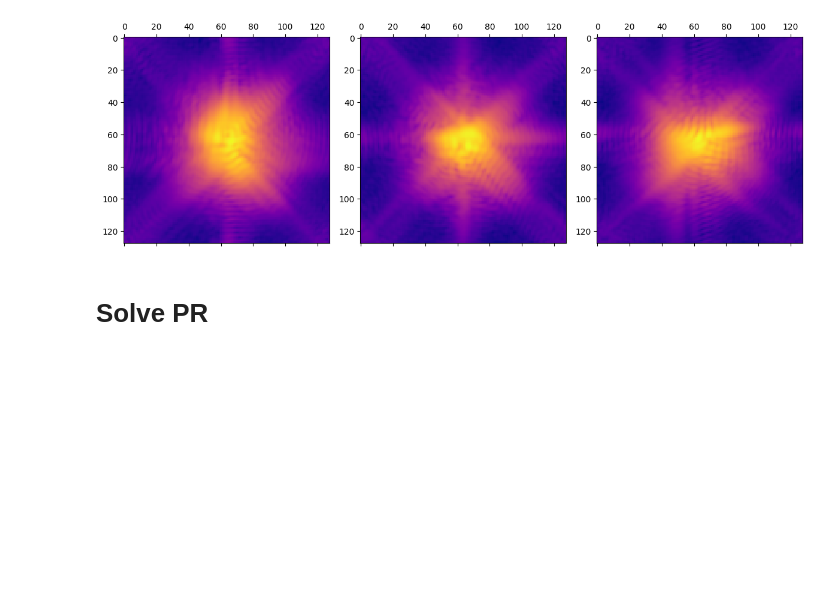
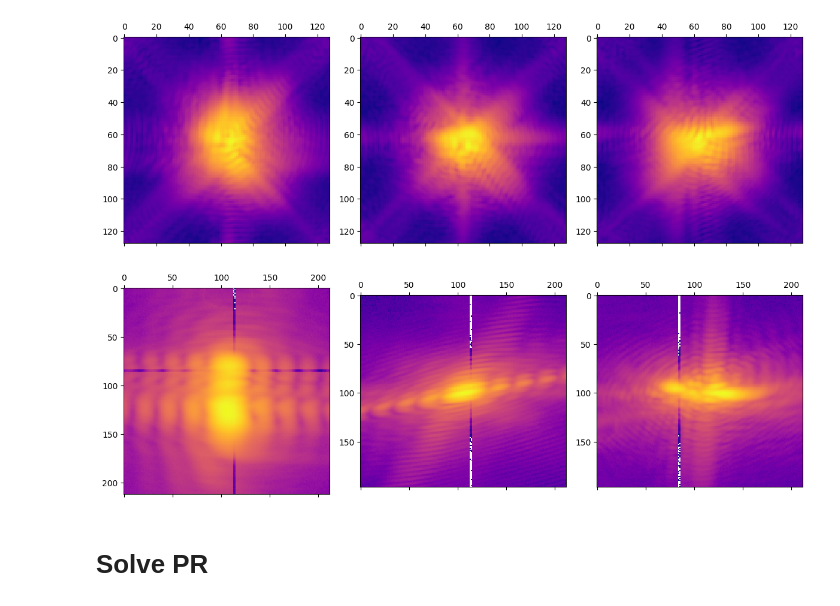
Before and after one commit to matteomasto/convexad, a Jupyter notebook: notebooks/demo.ipynb, the cells around one changed output. Drawn from its saved outputs; the diff is of its cells as text; code cells hidden in the pictures; blank space fills up the shorter version.

```diff
--- a/notebooks/demo.ipynb
+++ b/notebooks/demo.ipynb
@@ -32,6 +32,19 @@ key = jax.random.PRNGKey(0)
 plot_3D_projections(Iobs)
 # %% [output]
 [figure]
+# %%
+# path = '../paper/exp_data/ji_hs.npz'
+path = '../../paper/exp_data/jiangtao.npz'
+
+data = np.load(path)
+Iob = data['data_clean']
+bins = (1,2,2)
+Iobs = pynx.utils.array.rebin(Iob, bins)
+plot_3D_projections(Iobs)
+
+key = jax.random.PRNGKey(0)
+# %% [output]
+[figure, added]
 # %% [markdown]
 # Solve PR
 # %%
```
Also changed, not shown: parts of 5 cells of this notebook, 3 other files.
